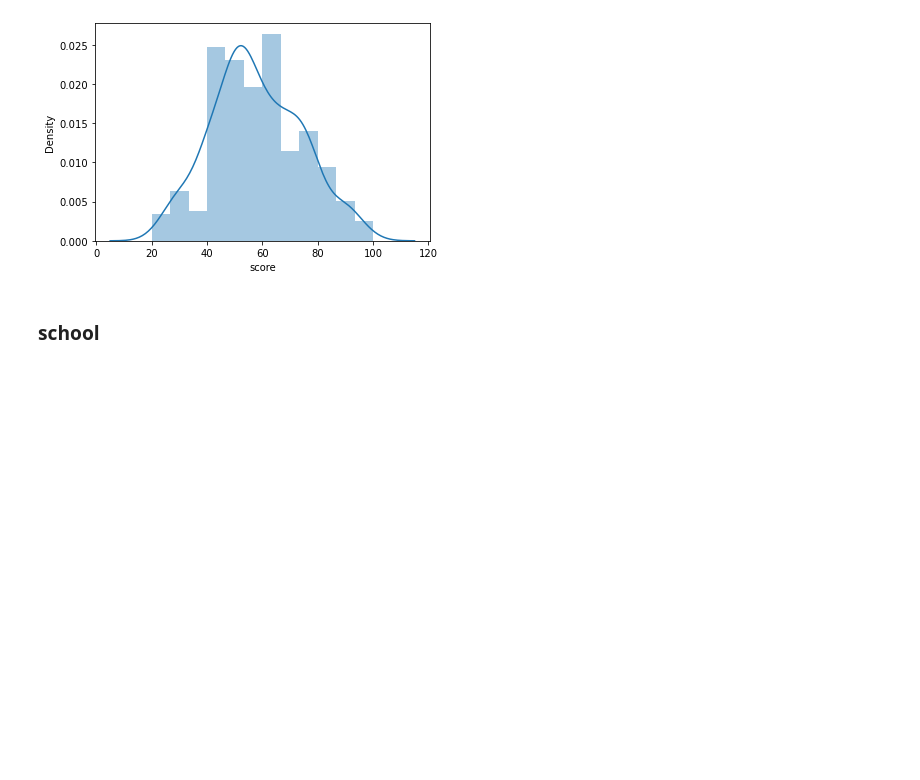
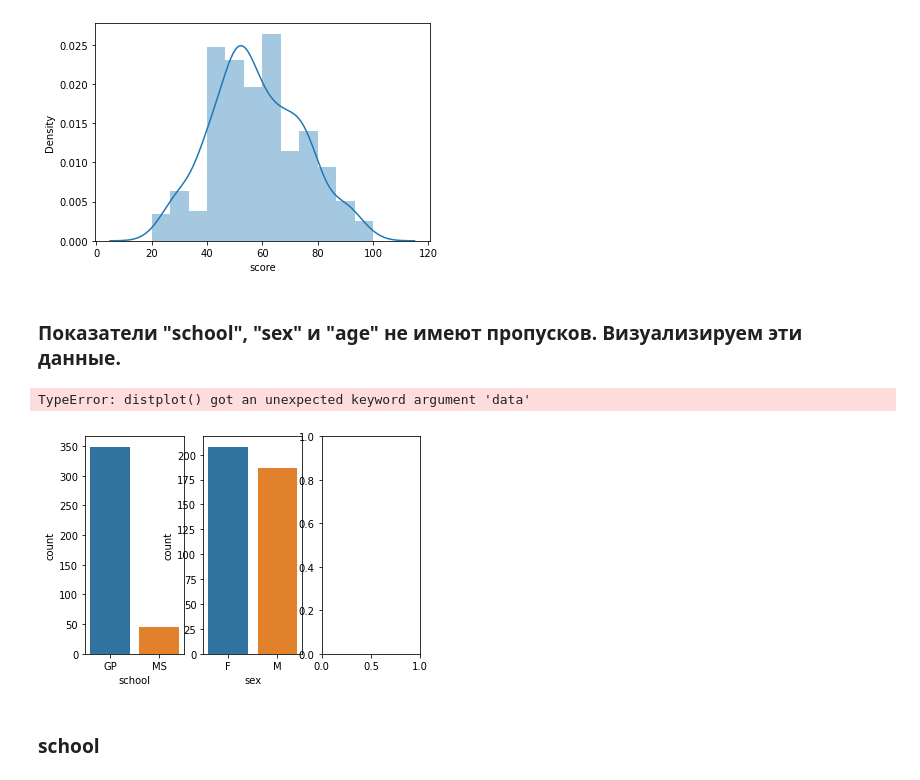
Before and after one commit to Golovolastik/skillfactory_rds, a Jupyter notebook: module_2/stud_math.ipynb, the cells around one changed output. Drawn from its saved outputs; the diff is of its cells as text; code cells hidden in the pictures; blank space fills up the shorter version.

```diff
--- a/module_2/stud_math.ipynb
+++ b/module_2/stud_math.ipynb
@@ -103,6 +103,18 @@ min       20.000000
 max      100.000000
 Name: score, dtype: float64
 [figure]
+# %% [markdown]
+### Показатели "school", "sex" и "age" не имеют пропусков. Визуализируем эти данные.
+# %%
+fig, axes = plt.subplots(1, 3)
+sns.countplot(ax = axes[0], data = df, x = df.school)
+sns.countplot(ax = axes[1], data = df, x = df.sex)
+sns.distplot(data = df.age, kde = False, bins = 8)
+
+plt.show()
+# %% [output]
+TypeError: distplot() got an unexpected keyword argument 'data'
+[figure, added]
 # %% [markdown]
 ### school
 # %%
```
Also changed, not shown: parts of 1 cell of this notebook.
